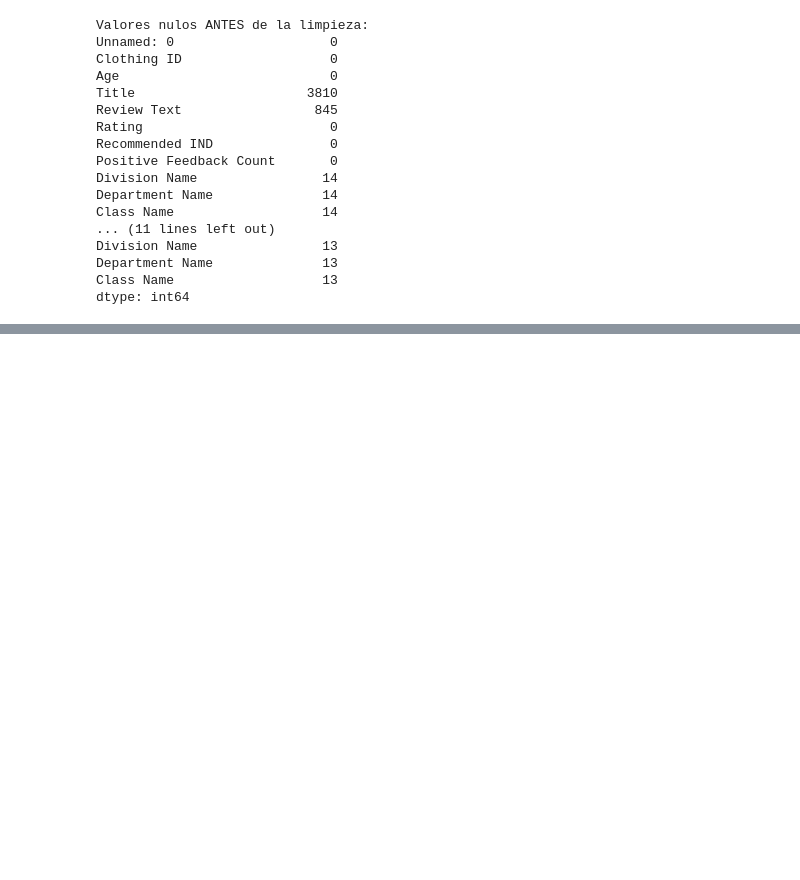
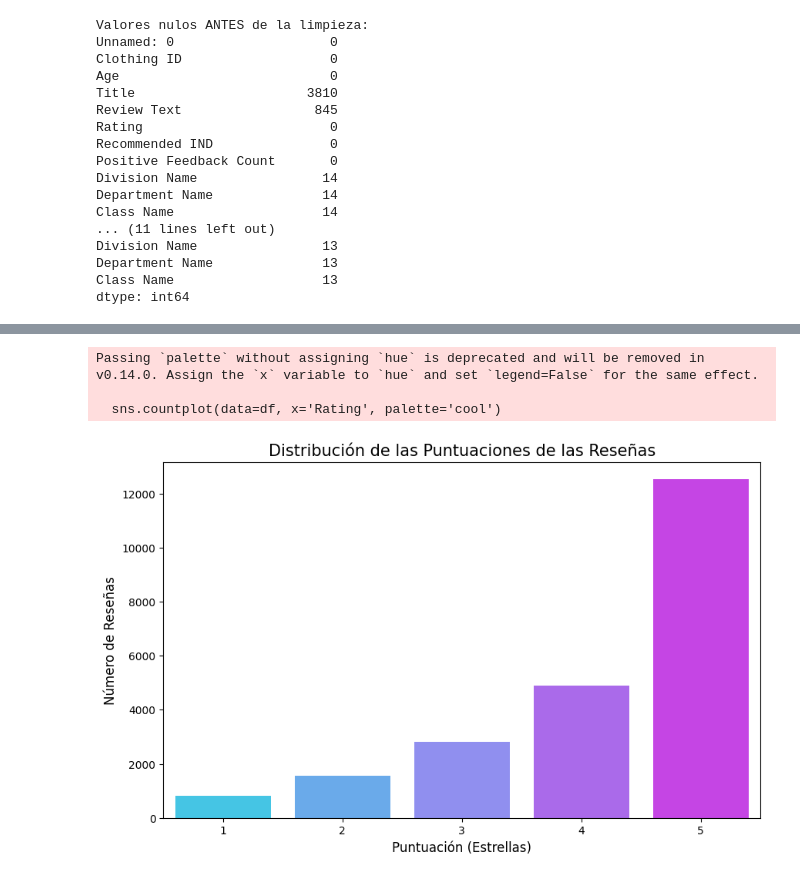
Before and after one commit to Factoria-F5-madrid/proyecto3_Kasthlen_EDA, a Jupyter notebook: analisis_reviews.ipynb, the cells around one changed output, grey strips where cells are left out. Cells and saved outputs as stored; diff of their text form; code cells hidden in the pictures; blank space fills up the shorter version.

Commit message:
analysis: Add exploratory data analysis and visualizations

```diff
--- a/analisis_reviews.ipynb
+++ b/analisis_reviews.ipynb
@@ -124,3 +134,28 @@ df.head()
 | 2 | 2 | 1077 | 60 | Some major design flaws | I had such high hopes for this dr... | 3 | 0 | ... |
 | 3 | 3 | 1049 | 50 | My favorite buy! | I love, love, love this jumpsuit.... | 5 | 1 | ... |
 | 4 | 4 | 847 | 47 | Flattering shirt | This shirt is very flattering to ... | 5 | 1 | ... |
+# %%
+# Creamos un lienzo para nuestro gráfico y le damos un tamaño
+# Esto hace que el gráfico sea más grande y fácil de ver
+plt.figure(figsize=(10, 6))
+
+# Usamos sns.countplot() para contar las ocurrencias de cada 'Rating'
+# `data=df` le dice a Seaborn que use tu DataFrame (df)
+# `x='Rating'` especifica que la columna 'Rating' irá en el eje x
+# `palette='viridis'` es una paleta de colores bonita y profesional
+sns.countplot(data=df, x='Rating', palette='cool')
+
+# Añadimos un título para que el gráfico se entienda por sí solo
+plt.title('Distribución de las Puntuaciones de las Reseñas', fontsize=15)
+# Etiquetamos el eje x
+plt.xlabel('Puntuación (Estrellas)', fontsize=12)
+# Etiquetamos el eje y
+plt.ylabel('Número de Reseñas', fontsize=12)
+
+# Mostramos el gráfico
+plt.show()
+# %% [output]
+Passing `palette` without assigning `hue` is deprecated and will be removed in v0.14.0. Assign the `x` variable to `hue` and set `legend=False` for the same effect.
+
+  sns.countplot(data=df, x='Rating', palette='cool')
+[figure, added]
```
Also changed, not shown: parts of 6 cells of this notebook.
